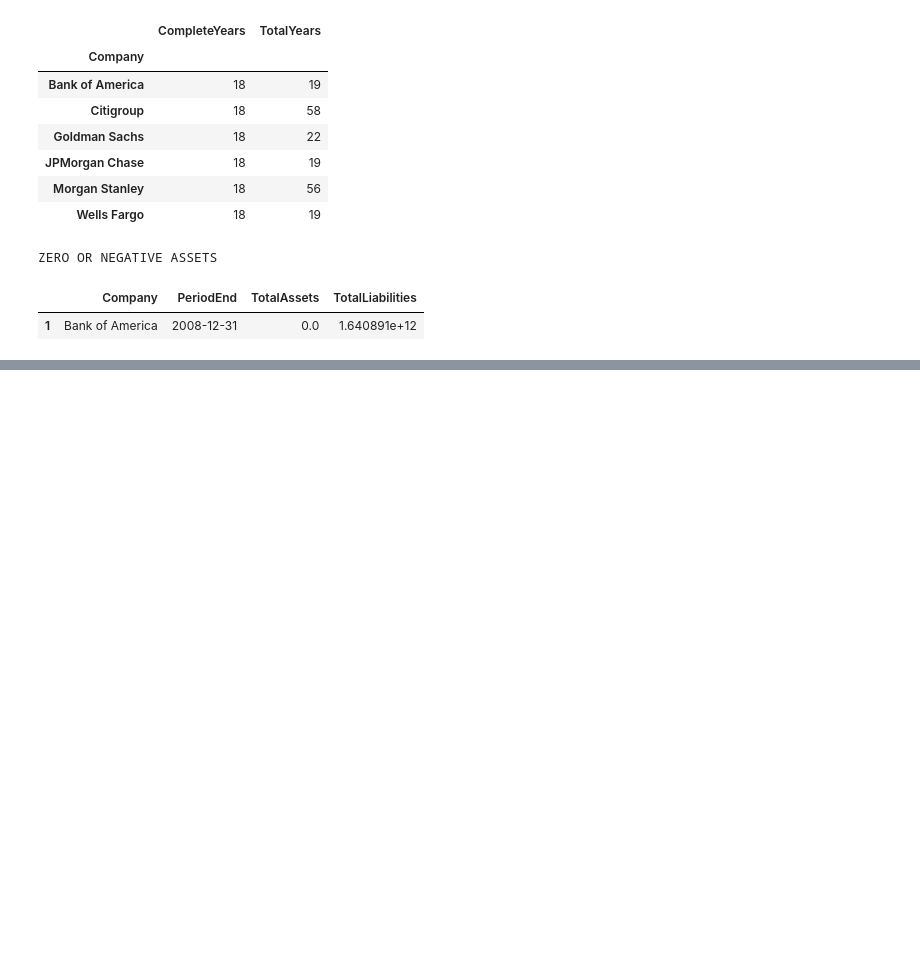
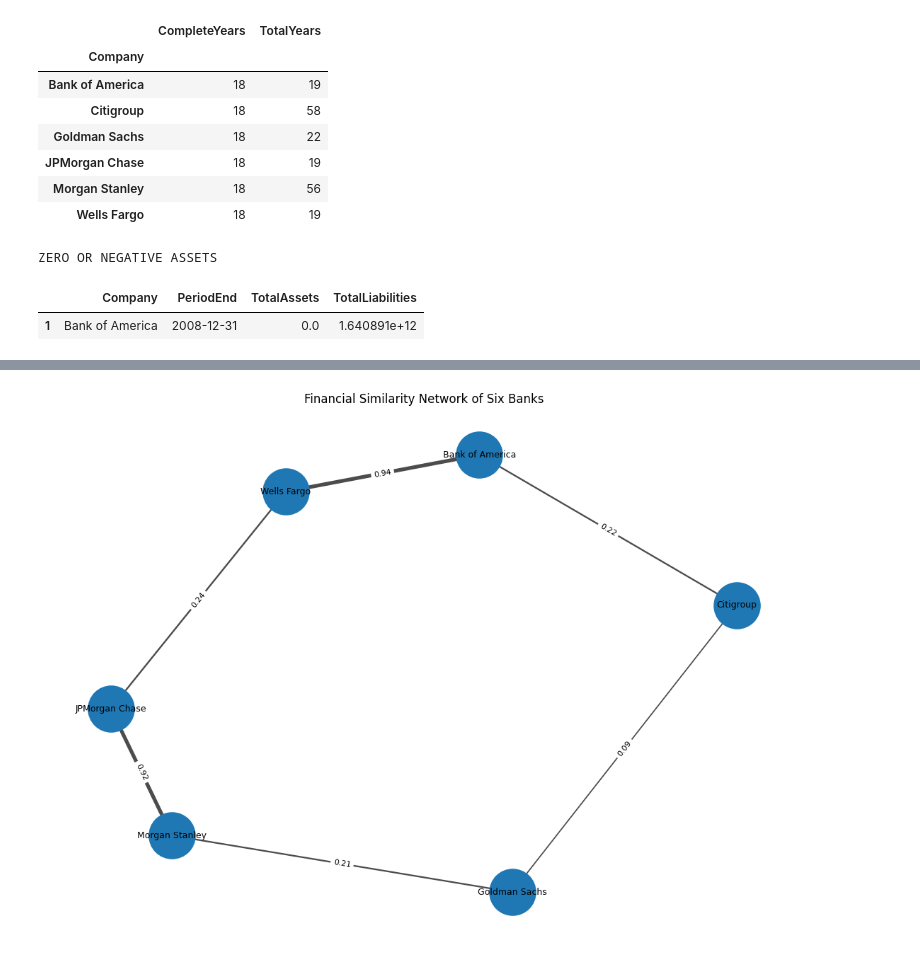
Before and after one commit to anjali1947v-bit/AIML_Project_grp28, a Jupyter notebook: dataset1.ipynb, the cells around one changed output, grey strips where cells are left out. Saved outputs shown, nothing was run; the diff lists cells and outputs as text; code cells hidden in the pictures; blank space fills up the shorter version.

```diff
--- a/dataset1.ipynb
+++ b/dataset1.ipynb
@@ -750,0 +931,14 @@ Saved: sec_financial_analysis_dataset.csv
+# %%
+import pandas as pd
+
+adjacency = pd.read_csv("bank_adjacency_matrix.csv", index_col=0)
+edges = pd.read_csv("bank_similarity_edges.csv")
+
+print("ADJACENCY MATRIX")
+display(adjacency.round(3))
+
+print("EDGE LIST")
+display(edges.round(3))
+
+print("Number of banks:", len(adjacency))
+print("Number of edges:", len(edges))
@@ -750,0 +964,56 @@ Saved: sec_financial_analysis_dataset.csv
+# %%
+import networkx as nx
+import matplotlib.pyplot as plt
+
+G = nx.Graph()
+
+for bank in adjacency.index:
+    G.add_node(bank)
+
+for _, row in edges.iterrows():
+    G.add_edge(
+        row["Source"],
+        row["Target"],
+        weight=row["Weight"]
+    )
+
+plt.figure(figsize=(11, 8))
+
+pos = nx.spring_layout(G, seed=42, weight="weight")
+
+nx.draw_networkx_nodes(
+    G, pos,
+    node_size=2200
+)
+
+nx.draw_networkx_edges(
+    G, pos,
+    width=[
+        1 + 3 * G[u][v]["weight"]
+        for u, v in G.edges()
+    ],
+    alpha=0.7
+)
+
+nx.draw_networkx_labels(
+    G, pos,
+    font_size=9
+)
+
+edge_labels = {
+    (u, v): f'{G[u][v]["weight"]:.2f}'
+    for u, v in G.edges()
+}
+
+nx.draw_networkx_edge_labels(
+    G, pos,
+    edge_labels=edge_labels,
+    font_size=8
+)
+
+plt.title("Financial Similarity Network of Six Banks")
+plt.axis("off")
+plt.tight_layout()
+plt.show()
+# %% [output]
+[figure, added]
```
Also changed, not shown: parts of 9 cells of this notebook.
